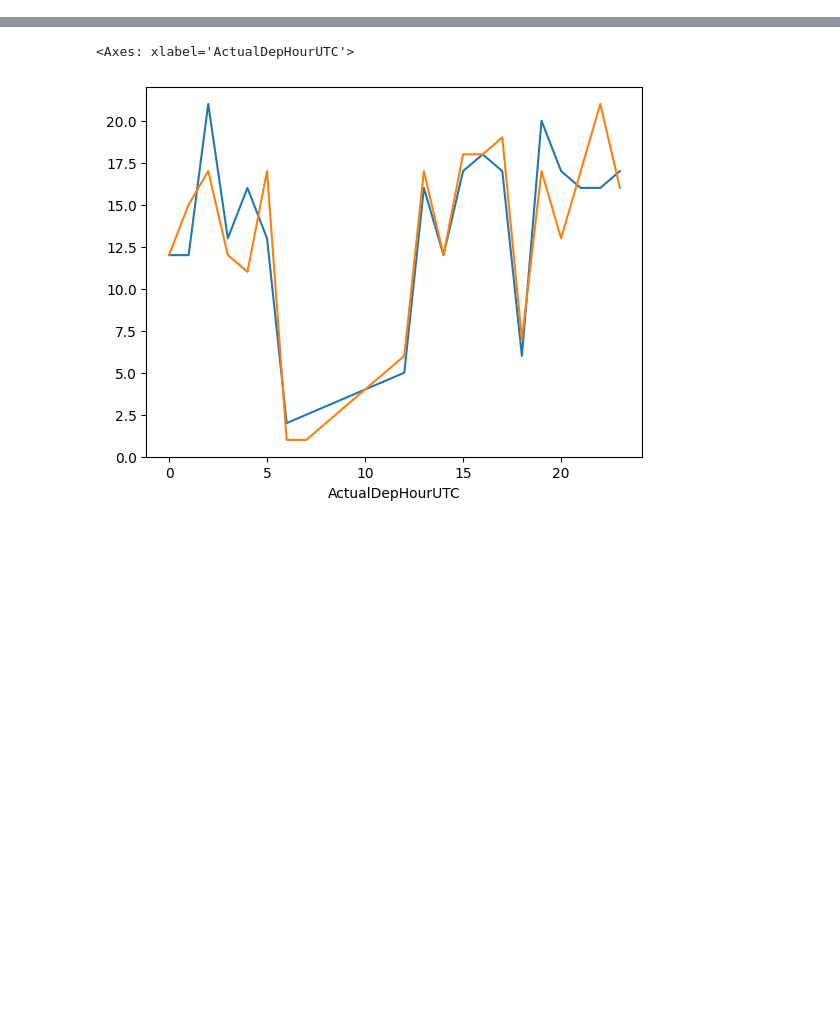
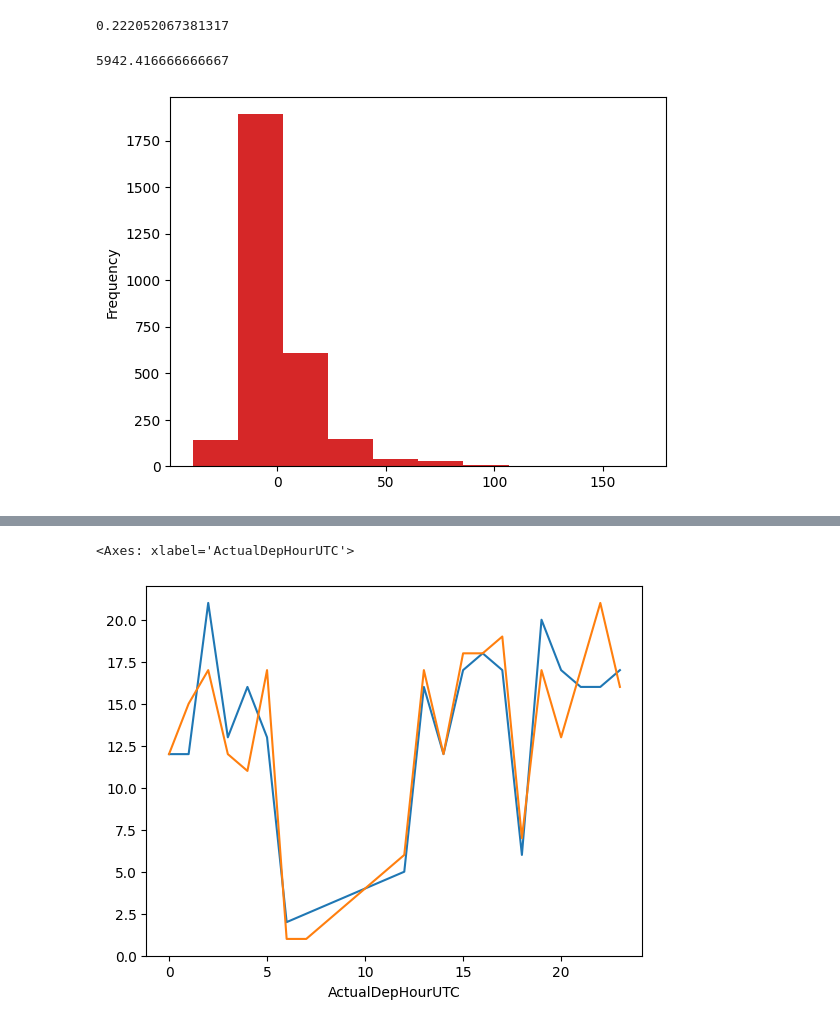
Before and after one commit to broad-well/recovair-abm, a Jupyter notebook: validation/compare_outcomes_once.ipynb, the cells around one changed output, grey strips where cells are left out. Cells and saved outputs as stored; diff of their text form; code cells hidden in the pictures; blank space fills up the shorter version.

```diff
--- a/validation/compare_outcomes_once.ipynb
+++ b/validation/compare_outcomes_once.ipynb
@@ -169,0 +530,2 @@ for focus in ['DEN', 'MDW', 'DAL', 'SAN', 'DTW']:
+# %%
+comp2022.actual['SCHEDULED_ELAPSED_TIME'] = (comp2022.actual['ScheduledArrTimeUTC'] - comp2022.actual['ScheduledDepTimeUTC']).dt.total_seconds() / 60
@@ -169,0 +534,14 @@ for focus in ['DEN', 'MDW', 'DAL', 'SAN', 'DTW']:
+# %%
+((comp2022.actual['ACTUAL_ELAPSED_TIME'] - comp2022.actual['SCHEDULED_ELAPSED_TIME']) <= -10).mean()
+# %% [output]
+0.222052067381317
+# %%
+comp2022.actual['Duration'] = comp2022.actual['ActualArrTimeUTC'] - comp2022.actual['ActualDepTimeUTC']
+comp2022.actual['Duration'].dropna().sum().total_seconds()/3600
+# %% [output]
+5942.416666666667
+# %%
+plt.hist((comp2022.actual['ACTUAL_ELAPSED_TIME'] - comp2022.actual['SCHEDULED_ELAPSED_TIME']))
+plt.show()
+# %% [output]
+[figure, added]
```
Also changed, not shown: parts of 45 cells of this notebook, 12 other files.
